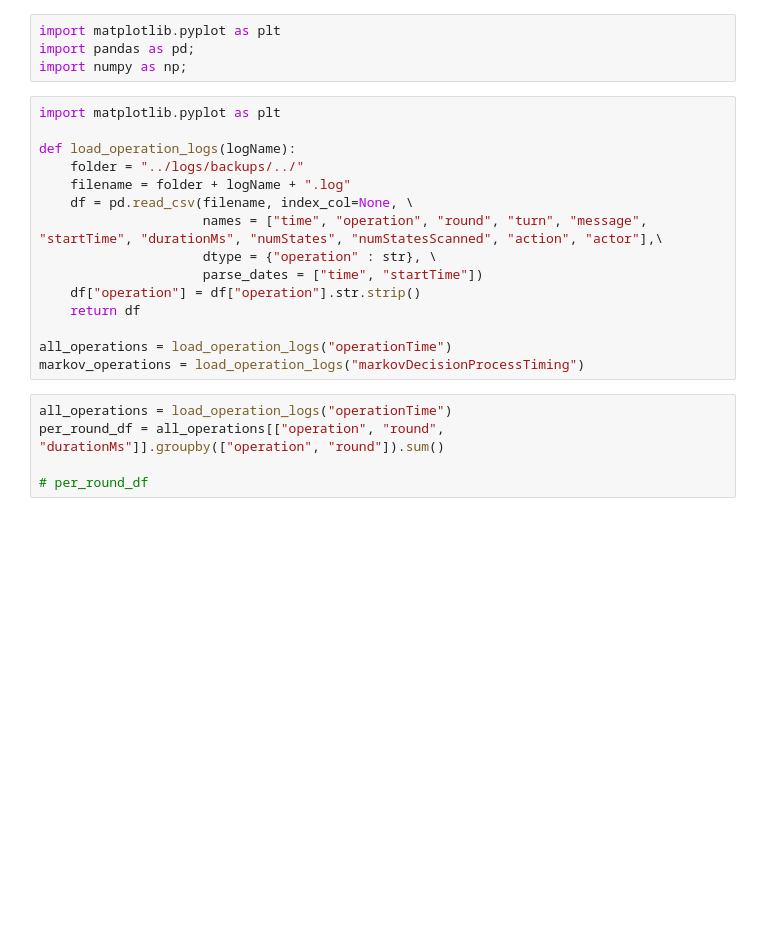
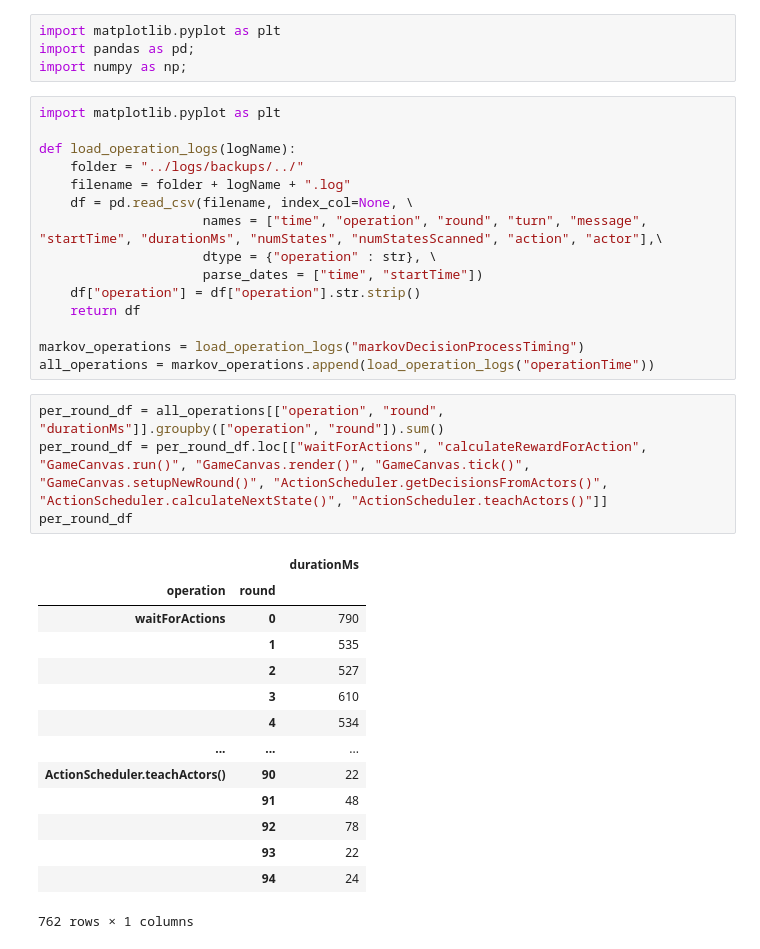
Before and after one commit to falahat/log-analysis, a Jupyter notebook: Actor Learning Rate.ipynb, the cells around one changed output. Cells and saved outputs as stored; diff of their text form; blank space fills up the shorter version.

```diff
--- a/Actor Learning Rate.ipynb
+++ b/Actor Learning Rate.ipynb
@@ -15,12 +15,26 @@ def load_operation_logs(logName):
     df["operation"] = df["operation"].str.strip()
     return df
 
-all_operations = load_operation_logs("operationTime")
 markov_operations = load_operation_logs("markovDecisionProcessTiming")
+all_operations = markov_operations.append(load_operation_logs("operationTime"))
-# %%
-all_operations = load_operation_logs("operationTime")
-per_round_df = all_operations[["operation", "round", "durationMs"]].groupby(["operation", "round"]).sum()
-
-# per_round_df
+# %%
+per_round_df = all_operations[["operation", "round", "durationMs"]].groupby(["operation", "round"]).sum()
+per_round_df = per_round_df.loc[["waitForActions", "calculateRewardForAction", "GameCanvas.run()", "GameCanvas.render()", "GameCanvas.tick()", "GameCanvas.setupNewRound()", "ActionScheduler.getDecisionsFromActors()", "ActionScheduler.calculateNextState()", "ActionScheduler.teachActors()"]]
+per_round_df
+# %% [output]
+|  |  | durationMs |
+| operation | round |  |
+| waitForActions | 0 | 790 |
+|  | 1 | 535 |
+|  | 2 | 527 |
+|  | 3 | 610 |
+|  | 4 | 534 |
+| ... | ... | ... |
+| ActionScheduler.teachActors() | 90 | 22 |
+|  | 91 | 48 |
+|  | 92 | 78 |
+|  | 93 | 22 |
+|  | 94 | 24 |
+762 rows × 1 columns
 # %%
 plt.figure()
```
Also changed, not shown: parts of 4 cells of this notebook.
